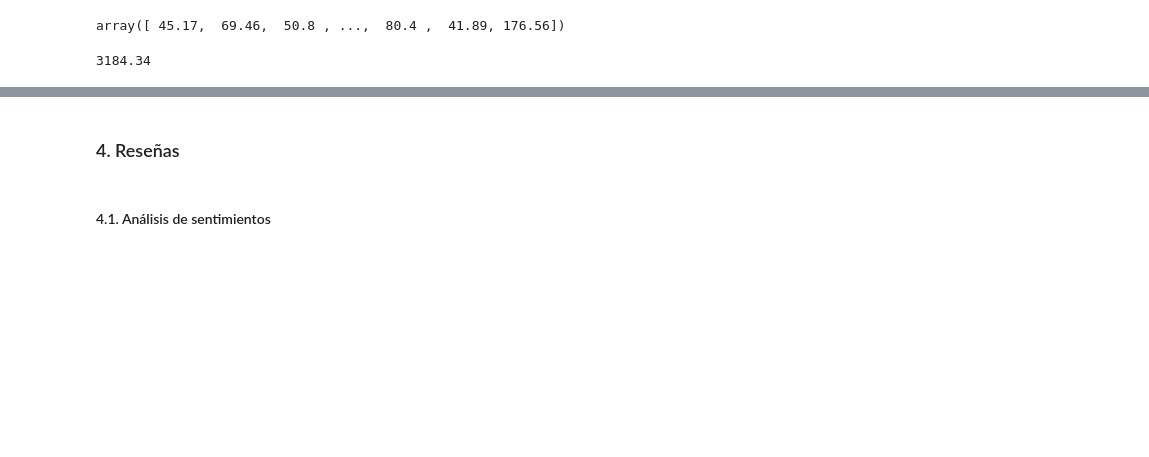
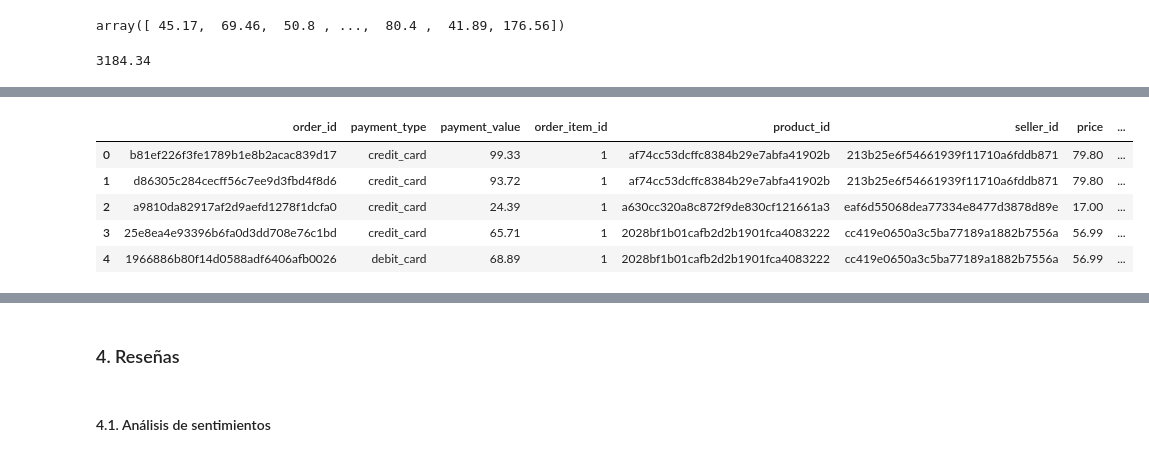
Before and after one commit to AbdielCJ/checkpoint1, a Jupyter notebook: Breve_análisis_de_Olist_y_del_Embudo_de_Ventas.ipynb, the cells around one changed output, grey strips where cells are left out. Drawn from its saved outputs; the diff is of its cells as text; code cells hidden in the pictures; blank space fills up the shorter version.

```diff
--- a/Breve_análisis_de_Olist_y_del_Embudo_de_Ventas.ipynb
+++ b/Breve_análisis_de_Olist_y_del_Embudo_de_Ventas.ipynb
@@ -882,0 +885,3 @@ rango_voucher_valor
+# %%
+payments_y_order_items = pd.merge(payments_clean, order_items_clean, left_on='order_id', right_on='order_id')
+payments_y_order_items.head()
@@ -882,0 +895,10 @@ rango_voucher_valor
+# %%
+payments_order_items_y_products = pd.merge(payments_y_order_items, products_clean, left_on='product_id', right_on='product_id')
+payments_order_items_y_products.head()
+# %% [output]
+|  | order_id | payment_type | payment_value | order_item_id | product_id | seller_id | price | ... |
+| 0 | b81ef226f3fe1789b1e8b2acac839d17 | credit_card | 99.33 | 1 | af74cc53dcffc8384b29e7abfa41902b | 213b25e6f54661939f11710a6fddb871 | 79.80 | ... |
+| 1 | d86305c284cecff56c7ee9d3fbd4f8d6 | credit_card | 93.72 | 1 | af74cc53dcffc8384b29e7abfa41902b | 213b25e6f54661939f11710a6fddb871 | 79.80 | ... |
+| 2 | a9810da82917af2d9aefd1278f1dcfa0 | credit_card | 24.39 | 1 | a630cc320a8c872f9de830cf121661a3 | eaf6d55068dea77334e8477d3878d89e | 17.00 | ... |
+| 3 | 25e8ea4e93396b6fa0d3dd708e76c1bd | credit_card | 65.71 | 1 | 2028bf1b01cafb2d2b1901fca4083222 | cc419e0650a3c5ba77189a1882b7556a | 56.99 | ... |
+| 4 | 1966886b80f14d0588adf6406afb0026 | debit_card | 68.89 | 1 | 2028bf1b01cafb2d2b1901fca4083222 | cc419e0650a3c5ba77189a1882b7556a | 56.99 | ... |
```
Also changed, not shown: parts of 8 cells of this notebook.
